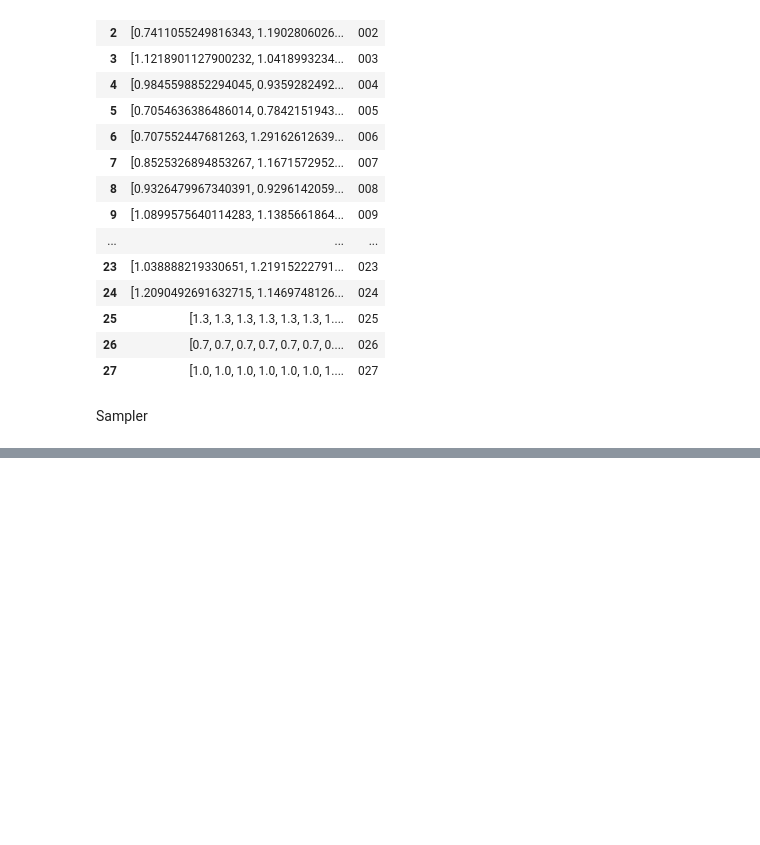
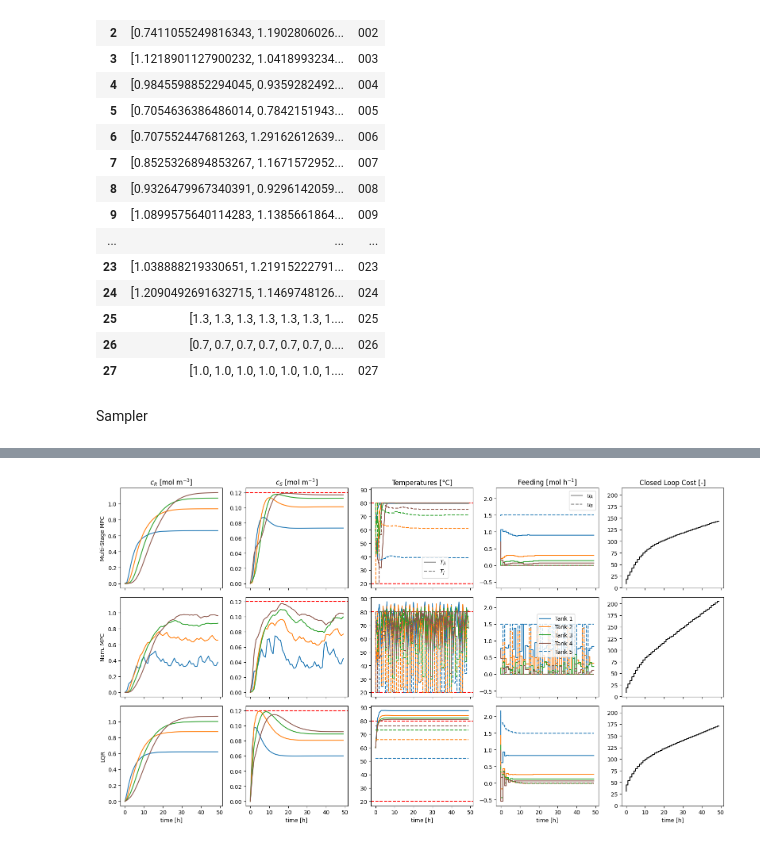
Before and after one commit to pas-tudo/2023_do_mpc_paper, a Jupyter notebook: 01_Example_Systems/CSTR-Cascade/CSTR-cascade_demo.ipynb, the cells around one changed output, grey strips where cells are left out. Cells and saved outputs as stored; diff of their text form; code cells hidden in the pictures; blank space fills up the shorter version.

```diff
--- a/01_Example_Systems/CSTR-Cascade/CSTR-cascade_demo.ipynb
+++ b/01_Example_Systems/CSTR-Cascade/CSTR-cascade_demo.ipynb
@@ -589,0 +593,3 @@ MS-MPC iteration 26/50
+# %%
+dh = do_mpc.sampling.DataHandler(plan)
+dh.data_dir = 'sampling_test/'
@@ -589,0 +611,4 @@ MS-MPC iteration 26/50
+# %%
+res=dh[:]
+# %%
+idx_plot=25
@@ -589,0 +620,81 @@ MS-MPC iteration 26/50
+# %%
+ub_Tj=np.array(mpc.bounds['upper','_u','Tj'][0])
+lb_Tj=np.array(mpc.bounds['lower','_u','Tj'][0])
+ub_cS=np.array(mpc.bounds['upper','_x','cS'][0])
+# %%
+size=1
+fig, ax = plt.subplots(3,5,sharex=True, sharey='col', figsize=(size*16,size*9))
+for i in range(5):
+    for j in range(3):
+        ax[j,i].set_prop_cycle(color=['tab:blue', 'tab:orange', 'tab:green', 'tab:brown', 'tab:purple'])
+
+
+for i in range(3):
+    ax[i,2].axhline(y=ub_Tj,linestyle='--',color='red')
+    ax[i,2].axhline(y=lb_Tj,linestyle='--',color='red')
+    ax[i,1].axhline(y=ub_cS,linestyle='--',color='red')
+ax[0,2].plot(res[idx_plot]['dataMSMPC']['_time'],res[idx_plot]['dataMSMPC']['_x','Tr'])
+ax[1,2].plot(res[idx_plot]['dataMPC']['_time'],res[idx_plot]['dataMPC']['_x','Tr'])
+ax[2,2].plot(res[idx_plot]['dataLQR']['_time'],res[idx_plot]['dataLQR']['_x','Tr'])
+
+
+ax[0,0].plot(res[idx_plot]['dataMSMPC']['_time'],res[idx_plot]['dataMSMPC']['_x','cR'])
+ax[1,0].plot(res[idx_plot]['dataMPC']['_time'],res[idx_plot]['dataMPC']['_x','cR'])
+ax[2,0].plot(res[idx_plot]['dataLQR']['_time'],res[idx_plot]['dataLQR']['_x','cR'])
+
+ax[0,1].plot(res[idx_plot]['dataMSMPC']['_time'],res[idx_plot]['dataMSMPC']['_x','cS'])
+ax[1,1].plot(res[idx_plot]['dataMPC']['_time'],res[idx_plot]['dataMPC']['_x','cS'])
+ax[2,1].plot(res[idx_plot]['dataLQR']['_time'],res[idx_plot]['dataLQR']['_x','cS'])
+
+ax[0,4].step(res[idx_plot]['dataLQR']['_time'],res[idx_plot]['CLCMSMPC'],'black')
+ax[1,4].step(res[idx_plot]['dataLQR']['_time'],res[idx_plot]['CLCMPC'],'black')
+ax[2,4].step(res[idx_plot]['dataLQR']['_time'],res[idx_plot]['CLCLQR'],'black')
+
+
+ax[0,3].step(res[idx_plot]['dataMSMPC']['_time'],res[idx_plot]['dataMSMPC']['_u','uA'])
+ax[1,3].step(res[idx_plot]['dataMPC']['_time'],res[idx_plot]['dataMPC']['_u','uA'])
+ax[2,3].step(res[idx_plot]['dataLQR']['_time'],res[idx_plot]['dataLQR']['_u','uA'])
+
+ax[0,3].set_prop_cycle(color=['tab:blue', 'tab:orange', 'tab:green', 'tab:brown', 'tab:purple'])
+ax[1,3].set_prop_cycle(color=['tab:blue', 'tab:orange', 'tab:green', 'tab:brown', 'tab:purple'])
+ax[2,3].set_prop_cycle(color=['tab:blue', 'tab:orange', 'tab:green', 'tab:brown', 'tab:purple'])
+
+ax[0,3].step(res[idx_plot]['dataMSMPC']['_time'],res[idx_plot]['dataMSMPC']['_u','uB'],'--',linewidth=1.5)
+ax[1,3].step(res[idx_plot]['dataMPC']['_time'],res[idx_plot]['dataMPC']['_u','uB'],'--',linewidth=1.5)
+ax[2,3].step(res[idx_plot]['dataLQR']['_time'],res[idx_plot]['dataLQR']['_u','uB'],'--',linewidth=1.5)
+
+ax[0,2].set_prop_cycle(color=['tab:blue', 'tab:orange', 'tab:green', 'tab:brown', 'tab:purple'])
+ax[1,2].set_prop_cycle(color=['tab:blue', 'tab:orange', 'tab:green', 'tab:brown', 'tab:purple'])
+ax[2,2].set_prop_cycle(color=['tab:blue', 'tab:orange', 'tab:green', 'tab:brown', 'tab:purple'])
+ax[0,2].step(res[idx_plot]['dataMSMPC']['_time'],res[idx_plot]['dataMSMPC']['_u','Tj'],'--',linewidth=1.5)
+ax[1,2].step(res[idx_plot]['dataMPC']['_time'],res[idx_plot]['dataMPC']['_u','Tj'],'--',linewidth=1.5)
+ax[2,2].step(res[idx_plot]['dataLQR']['_time'],res[idx_plot]['dataLQR']['_u','Tj'],'--',linewidth=1.5)
+
+
+for i in range(5):
+    ax[-1,i].set_xlabel('time [h]')
+ax[0,1].set_title('$c_S$ [mol m$^{-3}$]',y=1)
+ax[0,0].set_title('$c_R$ [mol m$^{-3}$]',y=1.)
+ax[0,2].set_title('Temperatures [°C]',y=1.)
+ax[0,3].set_title('Feeding [mol h$^{-1}$]',y=1)
+ax[0,4].set_title('Closed Loop Cost [-]',y=1)
+
+lineuA=mpl.lines.Line2D([],[],color='grey',label='$u_A$')
+lineuB=mpl.lines.Line2D([],[],linestyle='--',color='grey',label='$u_B$')
+ax[0,3].legend(handles=[lineuA,lineuB])
+
+lineTr=mpl.lines.Line2D([],[],color='grey',label='$T_R$')
+lineTj=mpl.lines.Line2D([],[],linestyle='--',color='grey',label='$T_J$')
+ax[0,2].legend(handles=[lineTr,lineTj],loc=[0.5,0.1])
+
+ax[1,3].legend(['Tank 1','Tank 2','Tank 3','Tank 4','Tank 5'],fontsize='medium', loc=[0.4,0.4])
+
+ax[2,0].set_ylabel('LQR')
+ax[0,0].set_ylabel('Multi-Stage MPC')
+ax[1,0].set_ylabel('Nom. MPC')
+
+
+fig.align_labels()
+fig.tight_layout()
+# %% [output]
+[figure, added]
```
Also changed, not shown: parts of 7 cells of this notebook.
